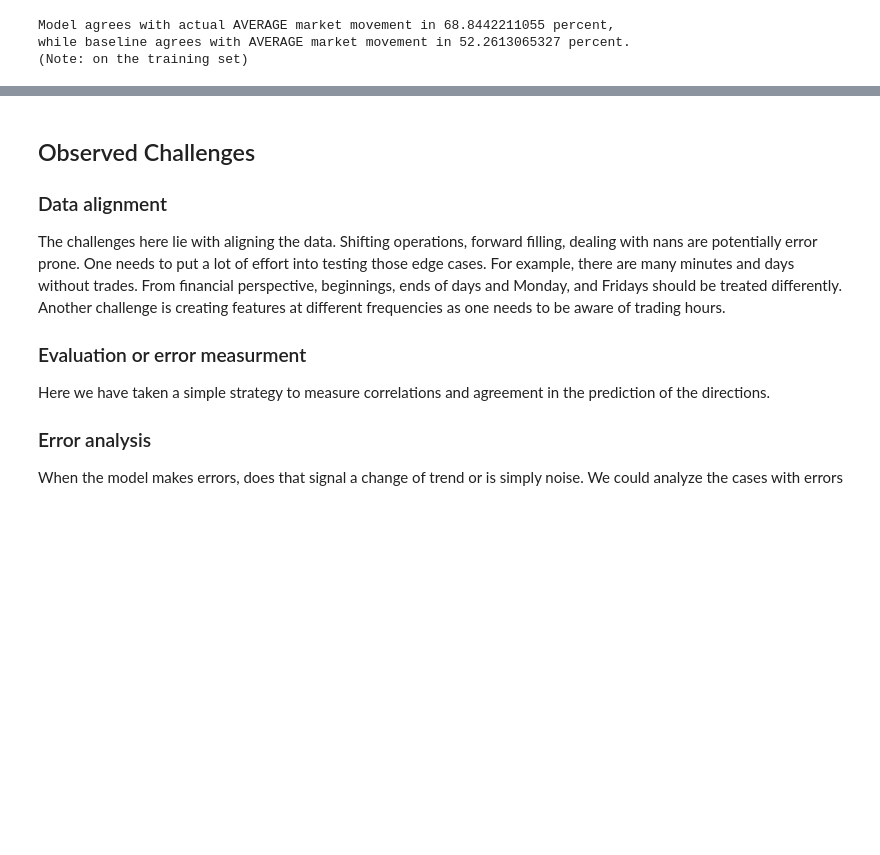
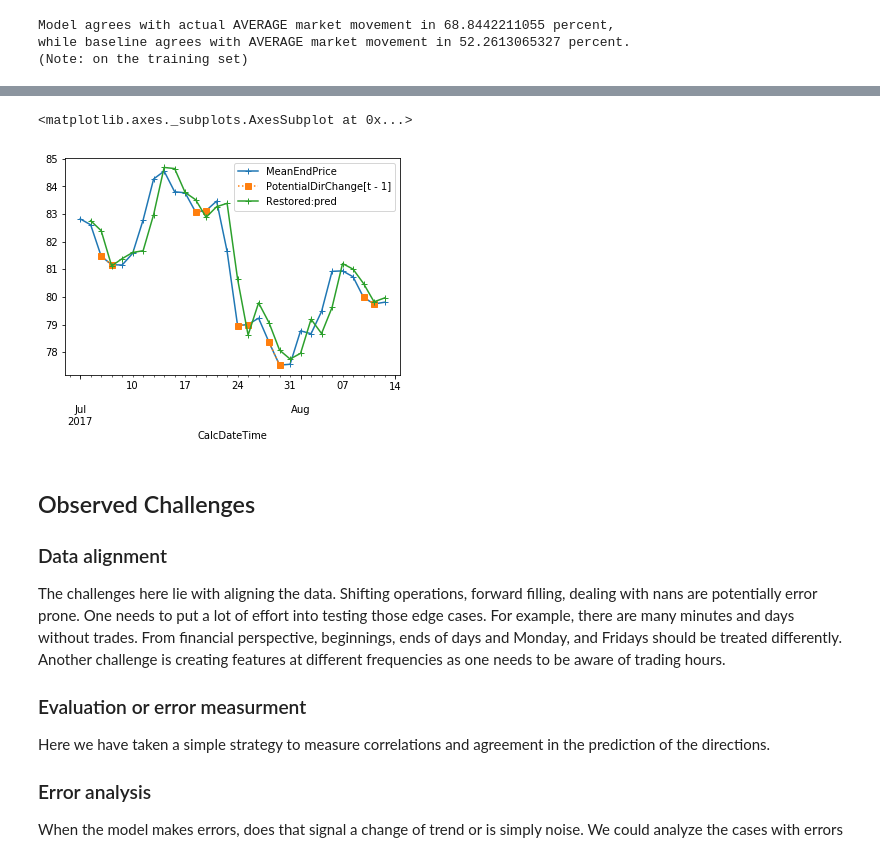
Before and after one commit to Originate/dbg-pds-tensorflow-demo, a Jupyter notebook: notebooks/supporting/simple-linear-model.ipynb, the cells around one changed output, grey strips where cells are left out. Cells and saved outputs as stored; diff of their text form; code cells hidden in the pictures; blank space fills up the shorter version.

```diff
--- a/notebooks/supporting/simple-linear-model.ipynb
+++ b/notebooks/supporting/simple-linear-model.ipynb
@@ -269,0 +282,7 @@ meta[['MeanEndPrice', 'Restored:y', 'Restored:pred', 'Restored:y[t - 1]']].corr(
+# %%
+meta['MeanEndPrice[t - 1]'] = meta['MeanEndPrice'].shift(1)
+meta['Avg'] = 0.5*meta['MeanEndPrice[t - 1]'] + 0.5*meta['Restored:pred']
+
+meta[['MeanEndPrice', 'MeanEndPrice[t - 1]', 'Avg', 'Restored:y', 'Restored:pred', 'Restored:y[t - 1]']].corr()[['MeanEndPrice']]
+# if you want to plot the smoother avg. curve
+#meta[['MeanEndPrice', 'Restored:pred', 'Avg']].head(30).plot()
@@ -285,3 +322,19 @@ while baseline agrees with AVERAGE market movement in 52.2613065327 percent.
+# %%
+disagreement = np.absolute((meta['MeanEndPrice[t - 1]'] - meta['Restored:pred']) > 0.15)
+meta['DisagreementForDirChange[t - 1]'] = disagreement
+
+disagreement = np.absolute((meta['MeanEndPrice'] - meta['Restored:pred']) > 0.15)
+meta['DisagreementForDirChange[t]'] = disagreement
+
+meta['PotentialDirChange[t - 1]'] = np.where(meta['DisagreementForDirChange[t - 1]'], meta['MeanEndPrice'], np.nan)
+meta['PotentialDirChange[t]'] = np.where(meta['DisagreementForDirChange[t]'], meta['MeanEndPrice'], np.nan)
+
+
+
+meta[['MeanEndPrice', 'PotentialDirChange[t - 1]', 'Restored:pred']].head(30).plot(style=['+-', 's:', '+-'])
+# %% [output]
+<matplotlib.axes._subplots.AxesSubplot at 0x...>
+[figure, added]
 # %% [markdown]
 ## Observed Challenges
 
```
Also changed, not shown: parts of 9 cells of this notebook.
